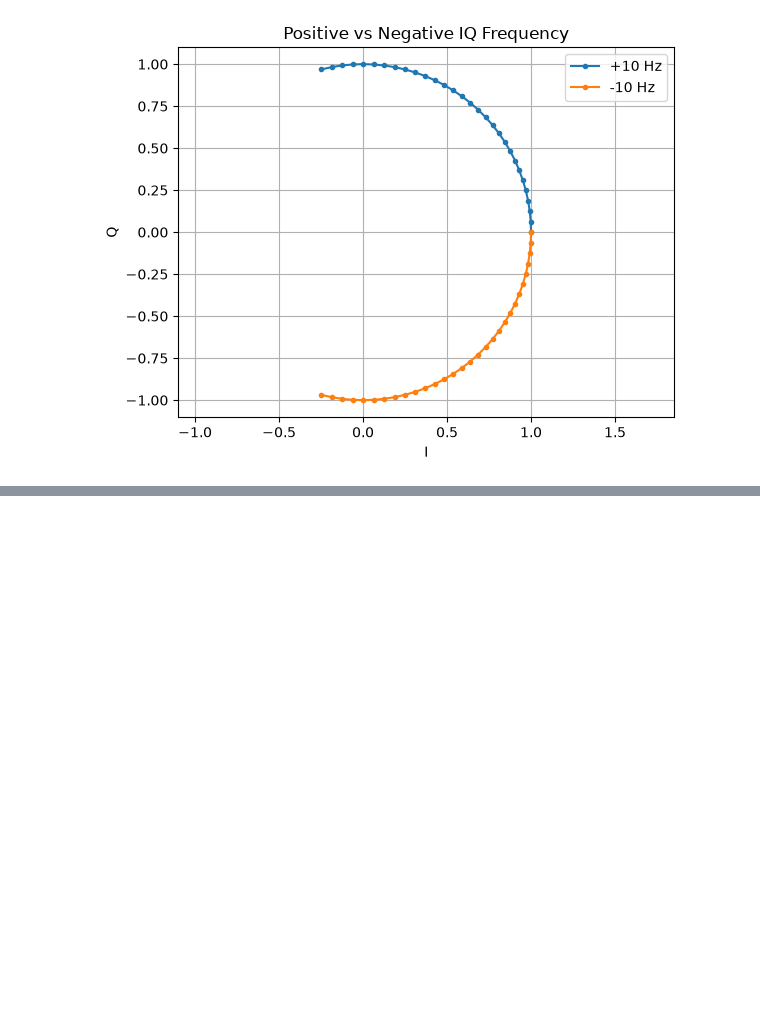
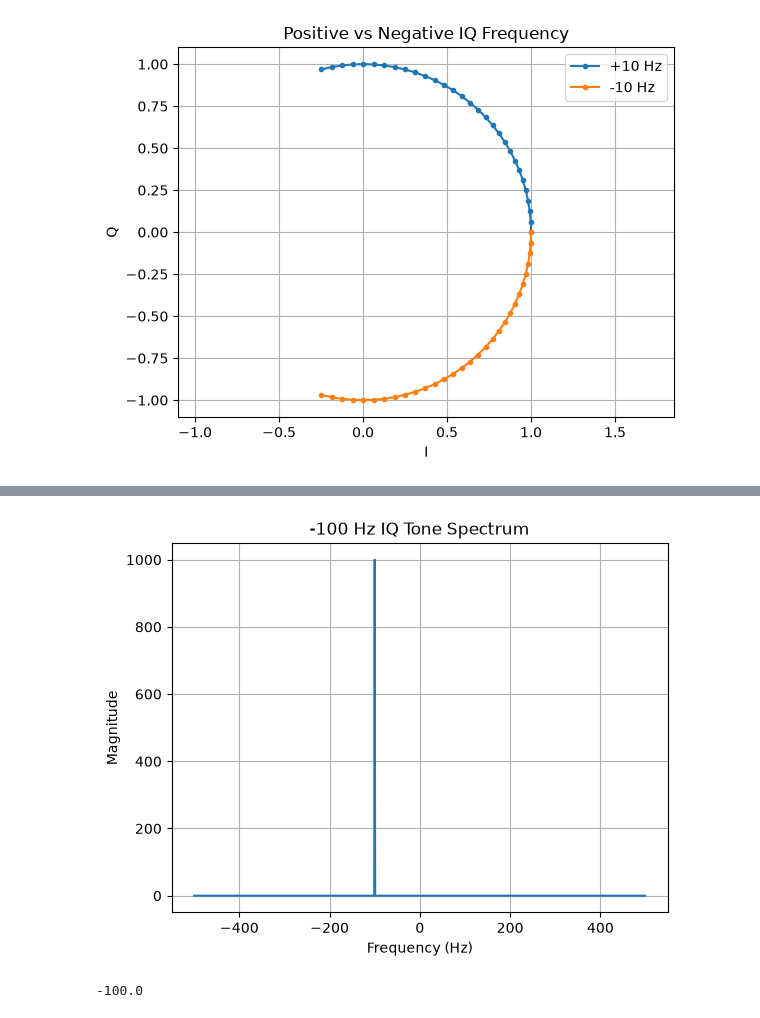
Before and after one commit to Andro-HM/IQWAV, a Jupyter notebook: notebooks/learning/01_tone_generation.ipynb, the cells around one changed output, grey strips where cells are left out. Cells and saved outputs as stored; diff of their text form; code cells hidden in the pictures; blank space fills up the shorter version.

```diff
--- a/notebooks/learning/01_tone_generation.ipynb
+++ b/notebooks/learning/01_tone_generation.ipynb
@@ -105,0 +119,15 @@ plt.show()
+# %%
+_, iq_neg = generate_iq_tone(fs=1000, freq=-100, duration=1)
+freqs, mag = magnitude_spectrum(iq_neg, 1000)
+
+plt.plot(freqs, mag)
+plt.xlabel("Frequency (Hz)")
+plt.ylabel("Magnitude")
+plt.title("-100 Hz IQ Tone Spectrum")
+plt.grid()
+plt.show()
+
+print(freqs[np.argmax(mag)])
+# %% [output]
+[figure, added]
+-100.0
```
Also changed, not shown: parts of 1 cell of this notebook, 4 other files.
